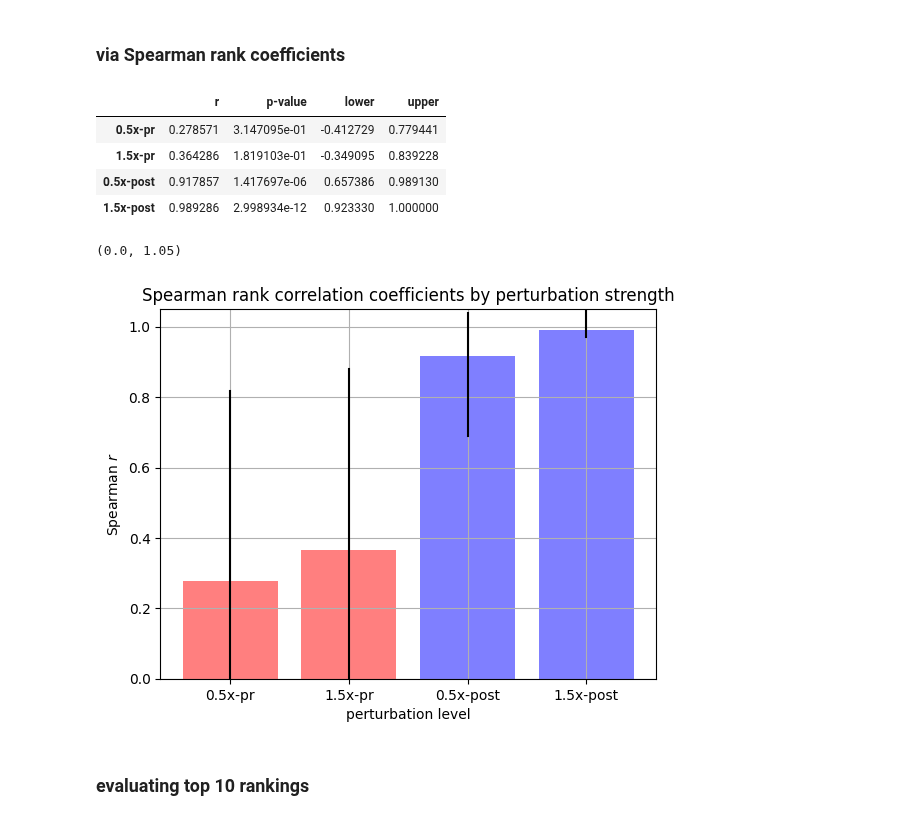
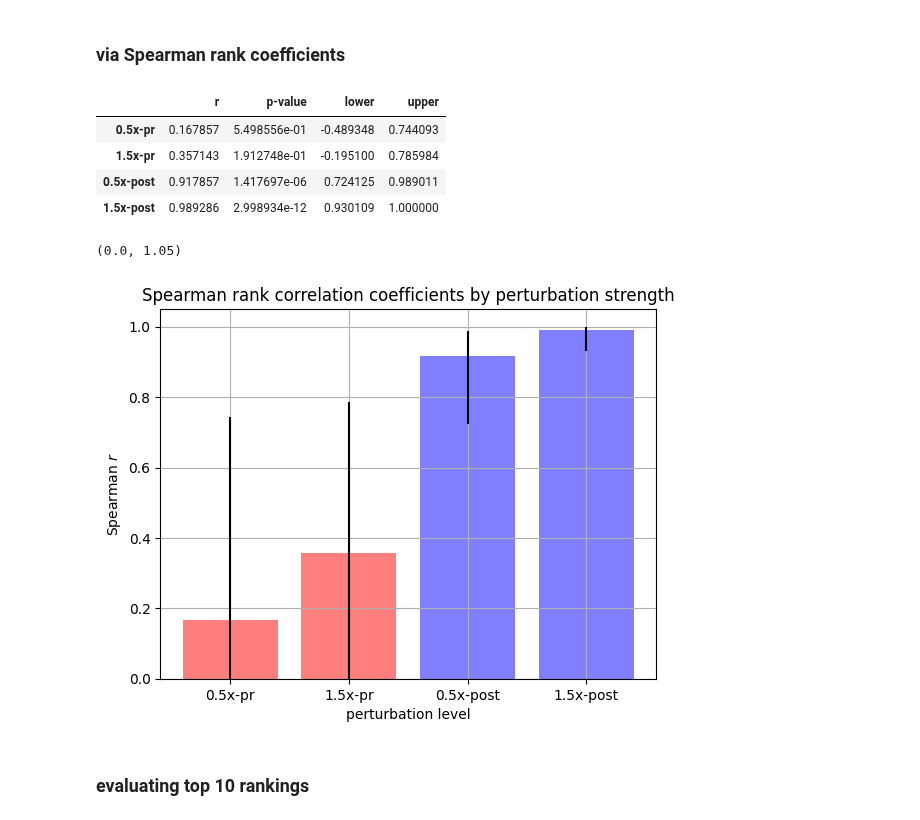
Before and after one commit to sys-bio/BMCA-pipeline, a Jupyter notebook: notebooks/topologyA/all_data/topologyA-noReg-2.ipynb, the cells around one changed output. Cells and saved outputs as stored; diff of their text form; code cells hidden in the pictures.

```diff
--- a/notebooks/topologyA/all_data/topologyA-noReg-2.ipynb
+++ b/notebooks/topologyA/all_data/topologyA-noReg-2.ipynb
@@ -365,3 +327,9 @@ postFCC15 = estimate_CCs(BMCA_obj15, Ex15_advi.reshape((16,-1)))
+# %%
+priorFCC05 = util.estimate_CCs(BMCA_obj05, Ex05_prior.reshape((16,-1)))
+priorFCC15 = util.estimate_CCs(BMCA_obj15, Ex15_prior.reshape((16,-1)))
+
+postFCC05 = util.estimate_CCs(BMCA_obj05, Ex05_advi.reshape((16,-1)))
+postFCC15 = util.estimate_CCs(BMCA_obj15, Ex15_advi.reshape((16,-1)))
 # %%
 prior_FCCs = [priorFCC05, priorFCC15]
 post_FCCs = [postFCC05, postFCC15]
@@ -411,7 +353,7 @@ p_values = []
 confidence_intervals = []
 b_list = []
 for FCC in prior_FCCs + post_FCCs:
-    b = calculate_FCC_med_rankings(FCC)
+    b = util.calculate_FCC_med_rankings(FCC, 'vYAN', r)
     b_list.append(b)
     spearman_r, p_value, lower_ci, upper_ci = util.bootstrap_spearman(a.dropna(), b.dropna())
     spearman_coefficients.append(spearman_r)
@@ -425,26 +367,26 @@ spearman_df['upper'] = [i[1] for i in confidence_intervals]
 spearman_df
 # %% [output]
 |  | r | p-value | lower | upper |
-| 0.5x-pr | 0.278571 | 3.147095e-01 | -0.412729 | 0.779441 |
-| 1.5x-pr | 0.364286 | 1.819103e-01 | -0.349095 | 0.839228 |
-| 0.5x-post | 0.917857 | 1.417697e-06 | 0.657386 | 0.989130 |
-| 1.5x-post | 0.989286 | 2.998934e-12 | 0.923330 | 1.000000 |
+| 0.5x-pr | 0.167857 | 5.498556e-01 | -0.489348 | 0.744093 |
+| 1.5x-pr | 0.357143 | 1.912748e-01 | -0.195100 | 0.785984 |
+| 0.5x-post | 0.917857 | 1.417697e-06 | 0.724125 | 0.989011 |
+| 1.5x-post | 0.989286 | 2.998934e-12 | 0.930109 | 1.000000 |
 # %%
 spearman_df.to_csv('../../../data/results/spearman_coefficients/topologyA-noReg_allData_spr-2.csv')
 # %%
 plt.bar(pt_labels, spearman_df['r'], alpha=0.5, color=['r','r','b','b'])
 plt.grid()
 
 for i, txt in enumerate(spearman_df['r']):
-    plt.axvline(pt_labels[i], spearman_df['lower'][i], spearman_df['upper'][i], color='k')
+    plt.vlines(pt_labels[i], spearman_df['lower'][i], spearman_df['upper'][i], color='k')
 
 plt.title("Spearman rank correlation coefficients by perturbation strength")
 plt.xlabel('perturbation level')
 plt.ylabel('Spearman $\it{r}$')
 plt.ylim((0, 1.05))
 # %% [output]
 (0.0, 1.05)
-[figure, old version]
+[figure, new version]
 # %% [markdown]
 ### evaluating top 10 rankings
 # %%
```
Also changed, not shown: parts of 10 cells of this notebook, 3 other files.
